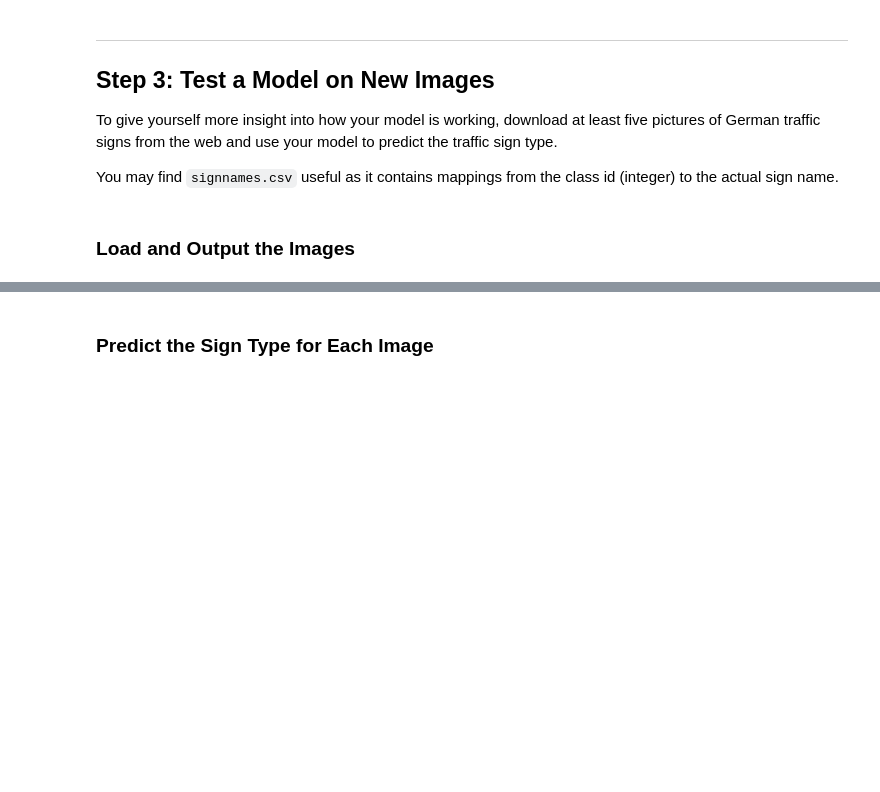
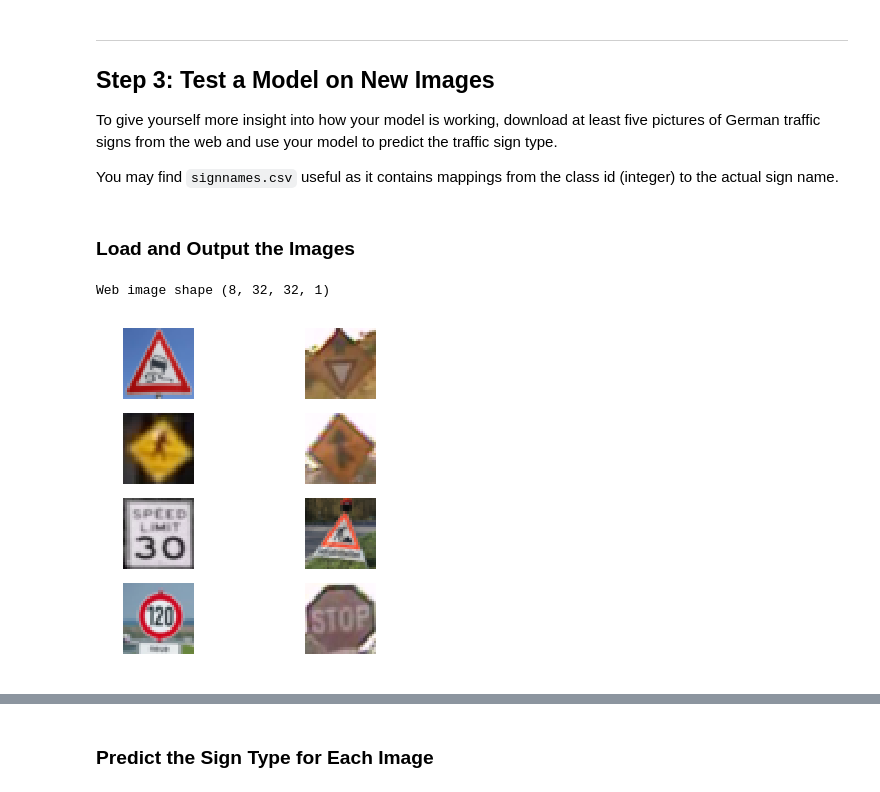
Before and after one commit to ebbaabbe/CarND-Traffic-Sign-Classifier-Project, a Jupyter notebook: Traffic_Sign_Classifier.ipynb, the cells around one changed output, grey strips where cells are left out. Cells and saved outputs as stored; diff of their text form; code cells hidden in the pictures; blank space fills up the shorter version.

```diff
--- a/Traffic_Sign_Classifier.ipynb
+++ b/Traffic_Sign_Classifier.ipynb
@@ -428,7 +428,7 @@ sets imply underfitting. A high accuracy on the training set but low accuracy on
 ### Feel free to use as many code cells as needed.
 from sklearn.utils import shuffle
 
-EPOCHS = 20
+EPOCHS = 2
 BATCH_SIZE = 128
 rate=0.0008
 
@@ -502,0 +525,41 @@ You may find `signnames.csv` useful as it contains mappings from the class id (i
+# %%
+### Load the images and plot them here.
+### Feel free to use as many code cells as needed.
+import os
+import matplotlib.image as mpimg
+import skimage
+from skimage import exposure
+
+web_img = np.zeros([8, 32, 32, 3])
+idx=1
+fig = plt.figure(figsize=(6,6))
+for img_name in os.listdir("new-images/"):
+    image = mpimg.imread("new-images/"+img_name)
+    image = scipy.misc.imresize(image, (32,32,3))
+    image = image / 255
+    web_img[i] = image
+
+    ax = fig.add_subplot(4,2,idx)
+    plt.imshow(image);
+    plt.axis('off')
+    idx += 1
+    if(idx ==9):
+        break
+
+tmp=[]
+for img in web_img:
+    img_bw = skimage.color.rgb2gray(exposure.equalize_adapthist(img)).reshape([32, 32, 1])
+    #img_bw = cv2.cvtColor(img, cv2.COLOR_RGB2GRAY)
+    #img_eq = cv2.equalizeHist(img_bw)
+    tmp.append(img_bw)
+
+webimg_bw = np.array(tmp)
+#add gray scale channel
+#webimg_reshaped = webimg_bw.reshape(webimg_bw.shape + (1,))
+#normalize
+webimg_normalized = webimg_bw - np.mean(webimg_bw)
+
+print("Web image shape", webimg_normalized.shape)
+# %% [output]
+Web image shape (8, 32, 32, 1)
+[figure, added]
```
Also changed, not shown: parts of 9 cells of this notebook.
